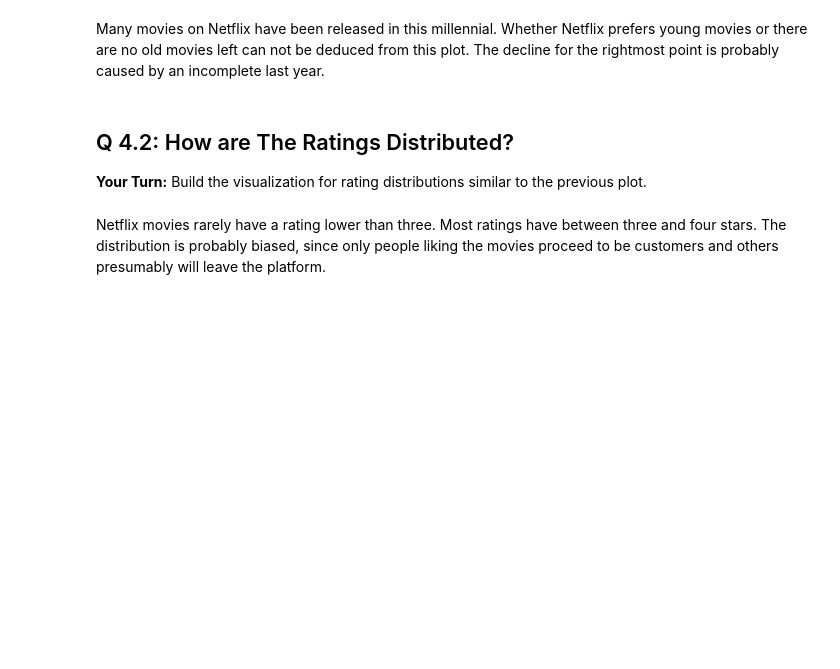
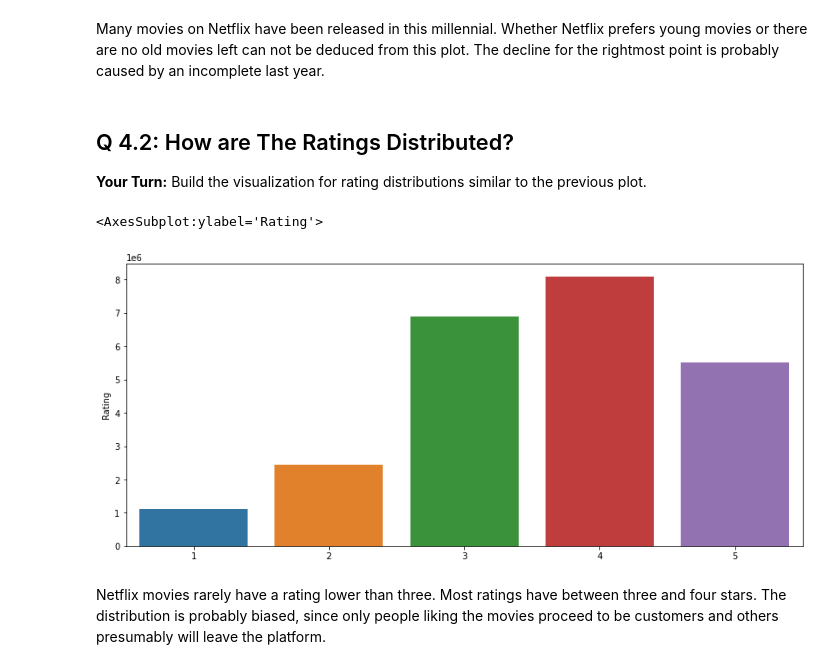
Before and after one commit to Scott-Gibson-Coding/Springboard-Mini-Projects, a Jupyter notebook: Mini-Projects/mec-17.4.1-recommendation-systems-mini-project/Mini_Project_Recommendation_Systems.ipynb, the cells around one changed output. Cells and saved outputs as stored; diff of their text form; code cells hidden in the pictures; blank space fills up the shorter version.

```diff
--- a/Mini-Projects/mec-17.4.1-recommendation-systems-mini-project/Mini_Project_Recommendation_Systems.ipynb
+++ b/Mini-Projects/mec-17.4.1-recommendation-systems-mini-project/Mini_Project_Recommendation_Systems.ipynb
@@ -204,6 +233,15 @@ The decline for the rightmost point is probably caused by an incomplete last yea
 ## Q 4.2: How are The Ratings Distributed?
 
 __Your Turn:__ Build the visualization for rating distributions similar to the previous plot.
+# %%
+fig, ax = plt.subplots(1, 1, figsize=(14, 6))
+
+data = df['Rating'].value_counts().sort_index()
+
+sns.barplot([i for i in range(1, 6)], data)
+# %% [output]
+<AxesSubplot:ylabel='Rating'>
+[figure, added]
 # %% [markdown]
 Netflix movies rarely have a rating lower than three. Most ratings have between three and four stars.
 The distribution is probably biased, since only people liking the movies proceed to be customers and others presumably will leave the platform.
```
Also changed, not shown: parts of 55 cells of this notebook.
